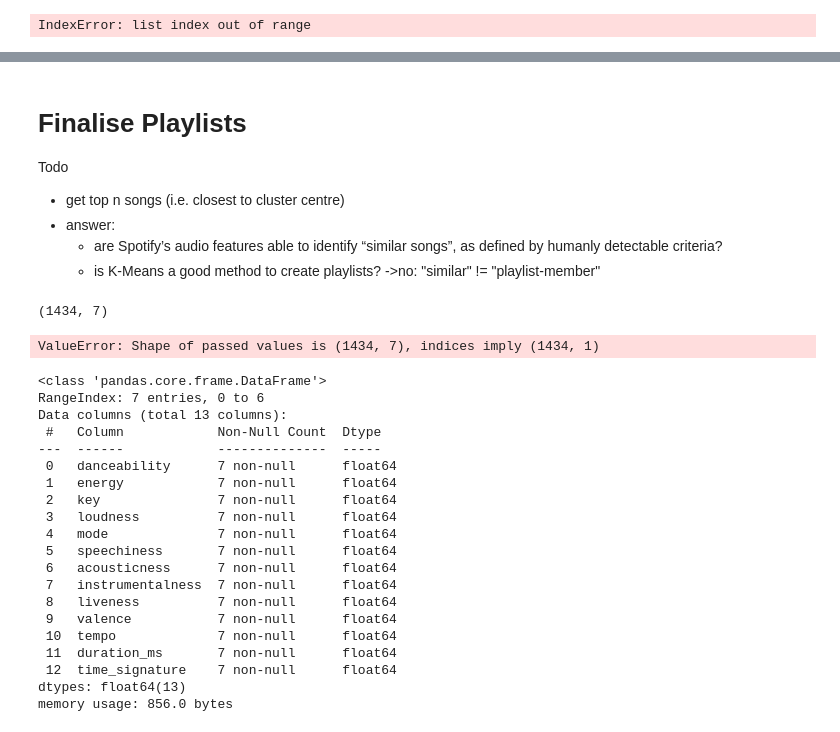
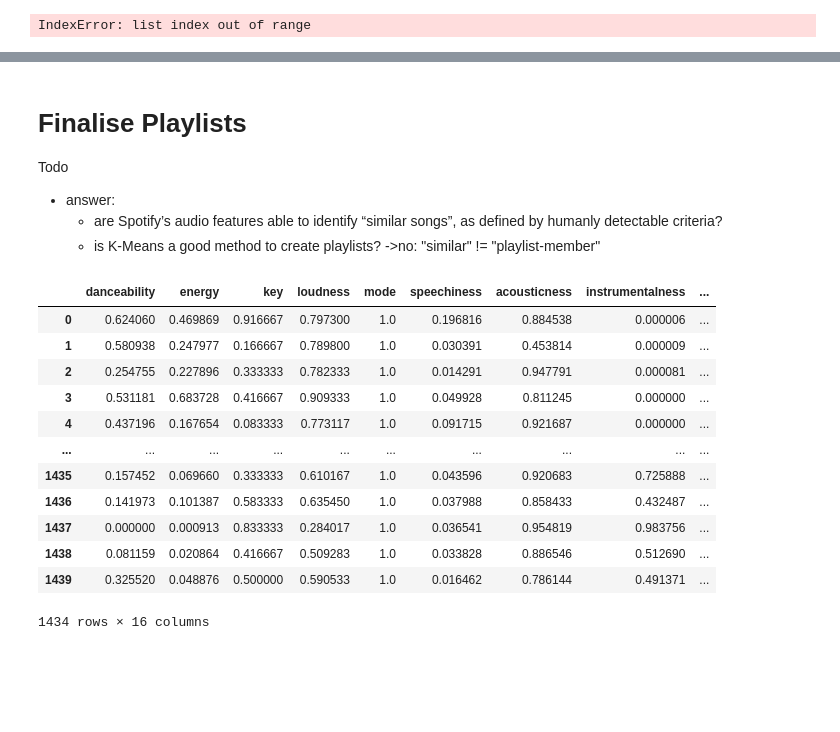
Before and after one commit to circle-ish/DataScienceBC22, a Jupyter notebook: proj4_moose_music/sec6_project6_song_clustering.ipynb, the cells around one changed output, grey strips where cells are left out. Drawn from its saved outputs; the diff is of its cells as text; code cells hidden in the pictures; blank space fills up the shorter version.

```diff
--- a/proj4_moose_music/sec6_project6_song_clustering.ipynb
+++ b/proj4_moose_music/sec6_project6_song_clustering.ipynb
@@ -207,7 +246,7 @@ class SpotifyHandler():
             client_id = client_keys['client_id'], client_secret = client_keys['client_secret']))
         return sp
 
-    def get_connection():
+    def get_connection(self):
         return self.__sp
 
     def retrieve_tracks(self, cluster_song_id_list):
@@ -257,11 +296,11 @@ def metric_compare_genre(sp_handler, cluster_song_id_list):
 
 sp_handler = SpotifyHandler('.env_spotify')
 
-df_num_scaled = pd.read_csv('data/data_cleaned_clustered.csv') #data/df_audio_features_1000')
-
+#df_res = pd.read_csv('data/data_cleaned_clustered.csv') #data/df_audio_features_1000')
+#df_res.rename
 df_song_list = []
-for i in range(num_clusters + 1):
-    mask = df_num_scaled['cluster'] == i
-    df_song_list.append(metric_compare_genre(sp_handler, df_num_scaled.loc[mask,'id'].head(50)))
+for i in range(num_clusters):
+    mask = df_res['clusters'] == i
+    df_song_list.append(metric_compare_genre(sp_handler, df_res.loc[mask,'id'].head(50)))
 # %% [output]
 Max Retries reached
@@ -280,7 +323,6 @@ def metric_compare_playlists():
 # %% [markdown]
 # Finalise Playlists
 Todo
-* get top n songs (i.e. closest to cluster centre)
 * answer:
     * are Spotify’s audio features able to identify “similar songs”, as defined by humanly detectable criteria?
     * is K-Means a good method to create playlists?  ->no: "similar" != "playlist-member"
@@ -289,42 +331,35 @@ Todo
 # song identifier has to be in the index
 # metric = ['euclidean', 'cityblock']; for more see
 # https://docs.scipy.org/doc/scipy/reference/generated/scipy.spatial.distance.cdist.html#scipy.spatial.distance.cdist
-def get_top_songs(n, df_songs, srs_cluster, metric = 'euclidean'):
+def get_top_songs(n, df_songs, df_cluster, num_cols, metric = 'euclidean'):
     from scipy.spatial.distance import cdist
     from pandas import DataFrame as pd_dataframe
-    distances = cdist(df_songs, srs_cluster, metric)
-    print(distances.shape)
+
+    distance_list = []
+    for i in range(df_cluster.shape[0]):
+        mask = df_songs['clusters'] == i
+        distance_list.extend(cdist(df_songs.loc[mask,num_cols], df_cluster.iloc[i, :].to_frame().T, metric))
+
     return pd_dataframe(
-                    data = distances,
+                    data = distance_list,
                     index = df_songs.index,
                     columns = ['distance']
-            ).sort_values(by = 'distance').reset_index()
+            )
 
-cols = df_num_scaled.columns[~df_num_scaled.columns.isin(['clusters'])]
-get_top_songs(10, df_num_scaled.loc[:, cols], cl_pos)
+df_res['distance'] = get_top_songs(10, df_res, cl_pos, num_cols)
-# %% [output]
-(1434, 7)
-ValueError: Shape of passed values is (1434, 7), indices imply (1434, 1)
-# %%
-cl_pos.info()
-# %% [output]
-<class 'pandas.core.frame.DataFrame'>
-RangeIndex: 7 entries, 0 to 6
-Data columns (total 13 columns):
- #   Column            Non-Null Count  Dtype
----  ------            --------------  -----
- 0   danceability      7 non-null      float64
- 1   energy            7 non-null      float64
- 2   key               7 non-null      float64
- 3   loudness          7 non-null      float64
- 4   mode              7 non-null      float64
- 5   speechiness       7 non-null      float64
- 6   acousticness      7 non-null      float64
- 7   instrumentalness  7 non-null      float64
- 8   liveness          7 non-null      float64
- 9   valence           7 non-null      float64
- 10  tempo             7 non-null      float64
- 11  duration_ms       7 non-null      float64
- 12  time_signature    7 non-null      float64
-dtypes: float64(13)
-memory usage: 856.0 bytes
+# %%
+df_res
+# %% [output]
+|  | danceability | energy | key | loudness | mode | speechiness | acousticness | instrumentalness | ... |
+| 0 | 0.624060 | 0.469869 | 0.916667 | 0.797300 | 1.0 | 0.196816 | 0.884538 | 0.000006 | ... |
+| 1 | 0.580938 | 0.247977 | 0.166667 | 0.789800 | 1.0 | 0.030391 | 0.453814 | 0.000009 | ... |
+| 2 | 0.254755 | 0.227896 | 0.333333 | 0.782333 | 1.0 | 0.014291 | 0.947791 | 0.000081 | ... |
+| 3 | 0.531181 | 0.683728 | 0.416667 | 0.909333 | 1.0 | 0.049928 | 0.811245 | 0.000000 | ... |
+| 4 | 0.437196 | 0.167654 | 0.083333 | 0.773117 | 1.0 | 0.091715 | 0.921687 | 0.000000 | ... |
+| ... | ... | ... | ... | ... | ... | ... | ... | ... | ... |
+| 1435 | 0.157452 | 0.069660 | 0.333333 | 0.610167 | 1.0 | 0.043596 | 0.920683 | 0.725888 | ... |
+| 1436 | 0.141973 | 0.101387 | 0.583333 | 0.635450 | 1.0 | 0.037988 | 0.858433 | 0.432487 | ... |
+| 1437 | 0.000000 | 0.000913 | 0.833333 | 0.284017 | 1.0 | 0.036541 | 0.954819 | 0.983756 | ... |
+| 1438 | 0.081159 | 0.020864 | 0.416667 | 0.509283 | 1.0 | 0.033828 | 0.886546 | 0.512690 | ... |
+| 1439 | 0.325520 | 0.048876 | 0.500000 | 0.590533 | 1.0 | 0.016462 | 0.786144 | 0.491371 | ... |
+1434 rows × 16 columns
```
Also changed, not shown: parts of 12 cells of this notebook, 1 other file.
